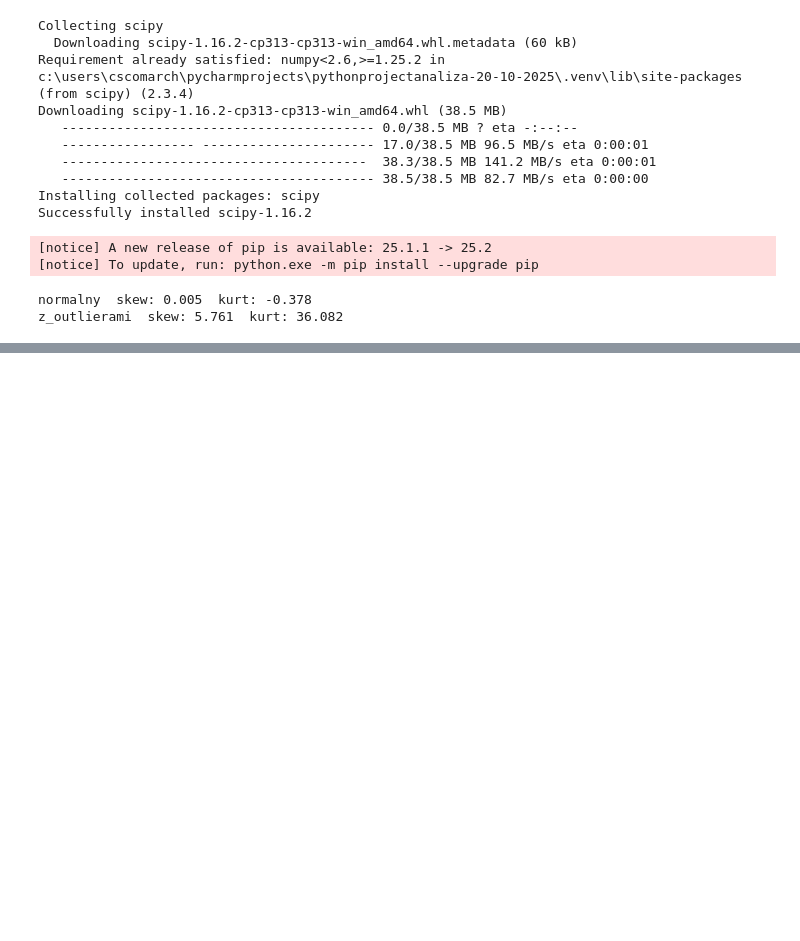
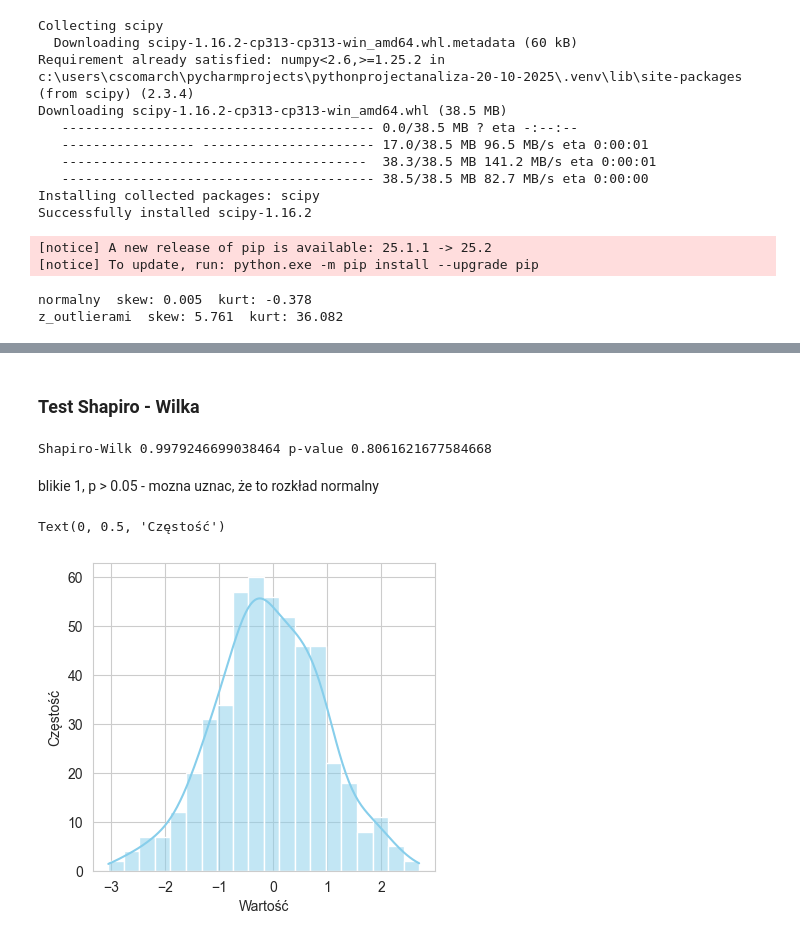
Before and after one commit to rajkonkret/PythonProjectAnaliza-20-10-2025, a Jupyter notebook: cwiczenie7.ipynb, the cells around one changed output, grey strips where cells are left out. Saved outputs shown, nothing was run; the diff lists cells and outputs as text; code cells hidden in the pictures; blank space fills up the shorter version.

```diff
--- a/cwiczenie7.ipynb
+++ b/cwiczenie7.ipynb
@@ -224,0 +256,4 @@ z_outlierami  skew: 5.761  kurt: 36.082
+# %% [markdown]
+### Test Shapiro - Wilka
+# %%
+data = stats.norm.rvs(size=500)
@@ -224,0 +262,15 @@ z_outlierami  skew: 5.761  kurt: 36.082
+# %%
+print("Shapiro-Wilk", stat, "p-value", p)
+# %% [output]
+Shapiro-Wilk 0.9979246699038464 p-value 0.8061621677584668
+# %% [markdown]
+blikie 1, p > 0.05 - mozna uznac, że to rozkład normalny
+# %%
+plt.figure(figsize=(15, 4))
+plt.subplot(1, 3, 1)
+sns.histplot(data, bins=20, kde=True, color="skyblue")
+plt.xlabel("Wartość")
+plt.ylabel("Częstość")
+# %% [output]
+Text(0, 0.5, 'Częstość')
+[figure, added]
```
Also changed, not shown: parts of 11 cells of this notebook.
